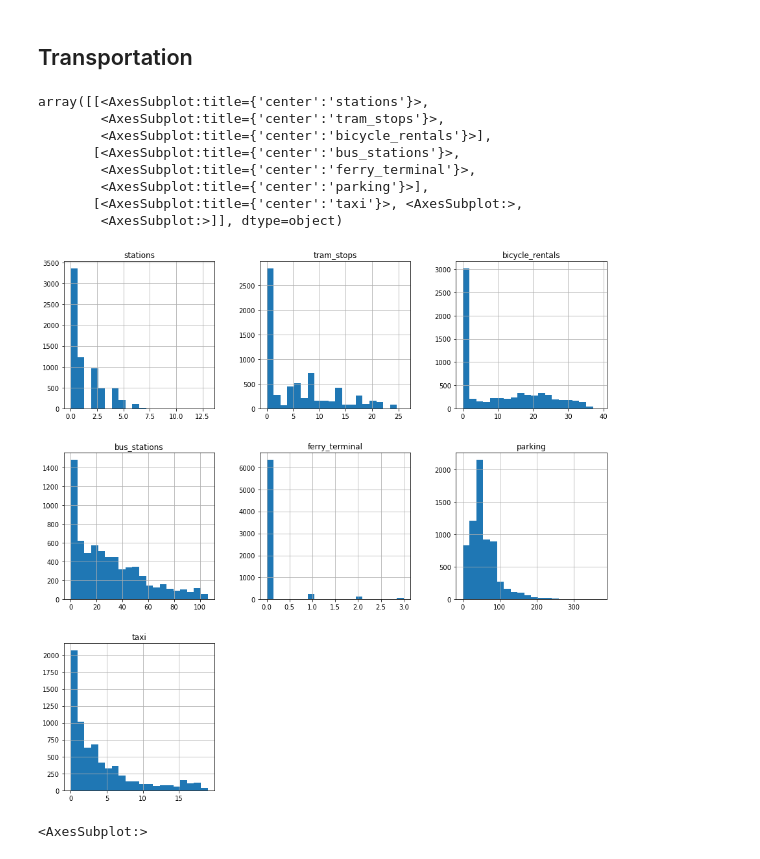
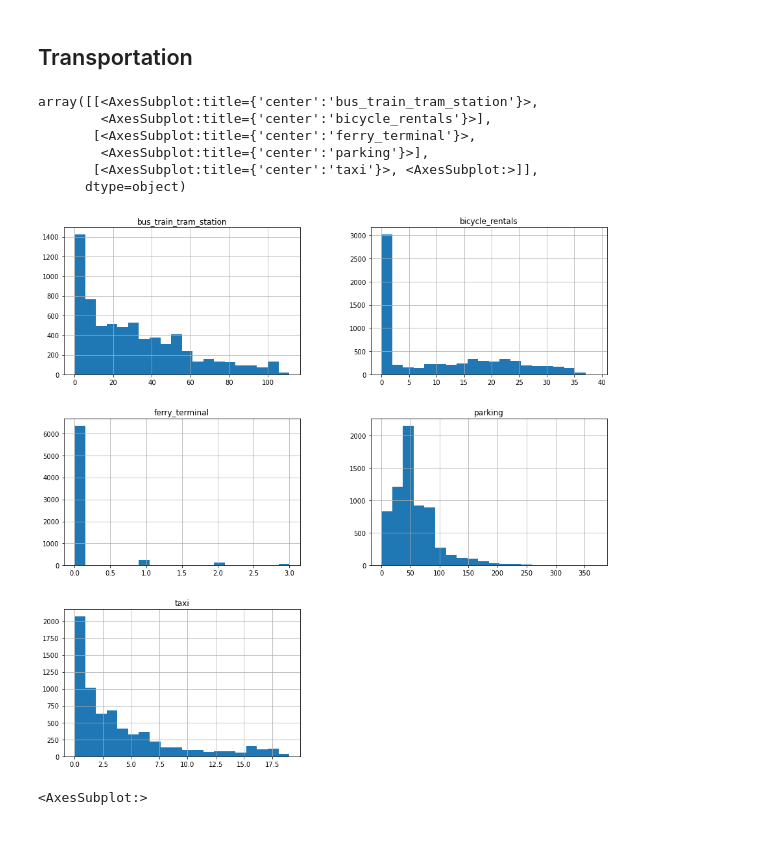
Before and after one commit to dmnk1308/DubAir, a Jupyter notebook: OSM.ipynb, the cells around one changed output. Cells and saved outputs as stored; diff of their text form; code cells hidden in the pictures.

Commit message:
stations together and PCAs and further selection

```diff
--- a/OSM.ipynb
+++ b/OSM.ipynb
@@ -604,42 +560,6 @@ tree = spatial.KDTree(coords) # Create a KDTree of all tube stations
 #Apply the function
 listings_osm['bicycle_rentals'] = air_gdf.apply(lambda row: find_points_closeby(
   (row.geometry.y, row.geometry.x)) , axis = 1)
-# %%
-# Set up query
-query = {'amenity': "bus_station",
-        "public_transport" : ["stop_position", "stop_area"]}
-
-#Run query, # does not work
-bus_station_gdf = ox.geometries_from_place(
-            "Dublin, County Dublin, Leinster, Ireland",
-            tags = query,
-            which_result=1,
-            buffer_dist=25000)
-
-bus_station_gdf['geometry'] = bus_station_gdf['geometry'].apply(
-  lambda x: x.centroid if type(x) == Polygon else (
-  x.centroid if type(x) == MultiPolygon else x)
-)
-
-# needed this, too
-bus_station_gdf['geometry'] = bus_station_gdf['geometry'].apply(
-  lambda x: x.centroid if type(x) == LineString else x)
-
-
-#Convert amenities into local projection (amenities already had an initial CRS set when we downloaded it via OSMnx)
-bus_station_gdf = bus_station_gdf.to_crs(local_utm_crs)
-
-# Turn long/lats into an array for Scipy
-Lon = bus_station_gdf.geometry.apply(lambda x: x.x).values
-Lat = bus_station_gdf.geometry.apply(lambda x: x.y).values
-coords = list(zip(Lat,Lon))
-
-tree = spatial.KDTree(coords) # Create a KDTree of all tube stations
-
-
-#Apply the function
-listings_osm['bus_stations'] = air_gdf.apply(lambda row: find_points_closeby(
-  (row.geometry.y, row.geometry.x)) , axis = 1)
 # %%
 # Set up query
 query = {'amenity': "ferry_terminal"}
@@ -746,18 +666,16 @@ tree = spatial.KDTree(coords) # Create a KDTree of all tube stations
 listings_osm['taxi'] = air_gdf.apply(lambda row: find_points_closeby(
   (row.geometry.y, row.geometry.x)) , axis = 1)
 # %%
-listings_osm[['stations', 'tram_stops', 'bicycle_rentals', 'bus_stations', 'ferry_terminal',
+listings_osm[['bus_train_tram_station', 'bicycle_rentals', 'ferry_terminal',
               'parking', 'taxi']].hist(bins = 20, figsize=(15,15))
 # %% [output]
-array([[<AxesSubplot:title={'center':'stations'}>,
-        <AxesSubplot:title={'center':'tram_stops'}>,
+array([[<AxesSubplot:title={'center':'bus_train_tram_station'}>,
         <AxesSubplot:title={'center':'bicycle_rentals'}>],
-       [<AxesSubplot:title={'center':'bus_stations'}>,
-        <AxesSubplot:title={'center':'ferry_terminal'}>,
+       [<AxesSubplot:title={'center':'ferry_terminal'}>,
         <AxesSubplot:title={'center':'parking'}>],
-       [<AxesSubplot:title={'center':'taxi'}>, <AxesSubplot:>,
-        <AxesSubplot:>]], dtype=object)
+       [<AxesSubplot:title={'center':'taxi'}>, <AxesSubplot:>]],
+      dtype=object)
-[figure, old version]
+[figure, new version]
 # %%
 listings_osm["ferry_terminal"] = (listings_osm["ferry_terminal"] > 0).astype(int)
 
```
Also changed, not shown: parts of 6 cells of this notebook, 3 other files.
